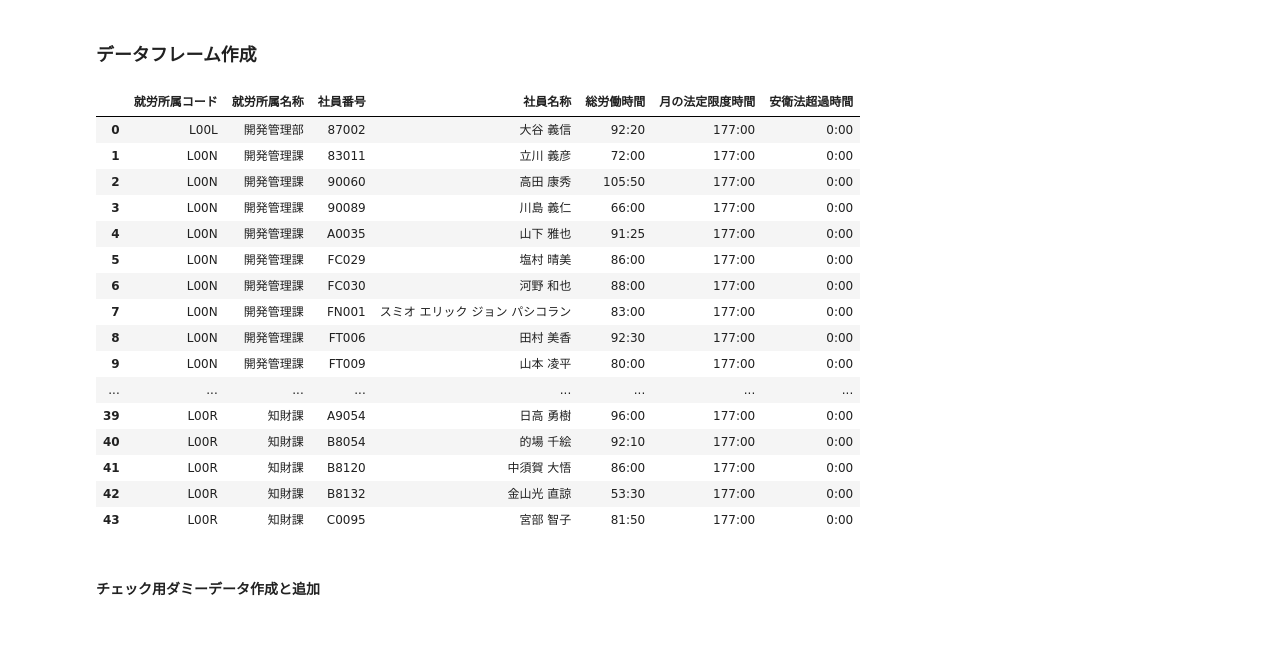
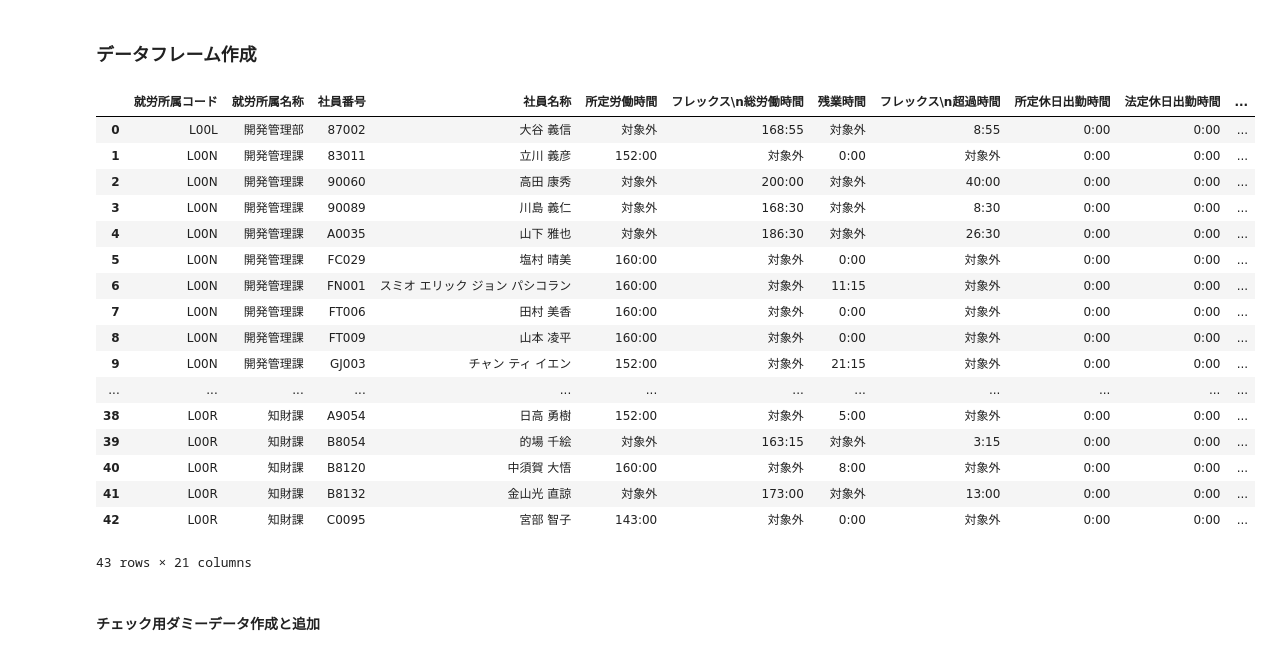
Before and after one commit to Ohtani-y/WorkHoursCalculator, a Jupyter notebook: calc/overworkcheck.ipynb, the cells around one changed output. Saved outputs shown, nothing was run; the diff lists cells and outputs as text; code cells hidden in the pictures.

```diff
--- a/calc/overworkcheck.ipynb
+++ b/calc/overworkcheck.ipynb
@@ -9,23 +12,24 @@ df_sum2 = pd.read_excel("../月次合計一覧.xlsx", usecols=range(21))
 # %%
-df_sum1
+df_sum2
 # %% [output]
-|  | 就労所属コード | 就労所属名称 | 社員番号 | 社員名称 | 総労働時間 | 月の法定限度時間 | 安衛法超過時間 |
-| 0 | L00L | 開発管理部 | 87002 | 大谷 義信 | 92:20 | 177:00 | 0:00 |
-| 1 | L00N | 開発管理課 | 83011 | 立川 義彦 | 72:00 | 177:00 | 0:00 |
-| 2 | L00N | 開発管理課 | 90060 | 高田 康秀 | 105:50 | 177:00 | 0:00 |
-| 3 | L00N | 開発管理課 | 90089 | 川島 義仁 | 66:00 | 177:00 | 0:00 |
-| 4 | L00N | 開発管理課 | A0035 | 山下 雅也 | 91:25 | 177:00 | 0:00 |
-| 5 | L00N | 開発管理課 | FC029 | 塩村 晴美 | 86:00 | 177:00 | 0:00 |
-| 6 | L00N | 開発管理課 | FC030 | 河野 和也 | 88:00 | 177:00 | 0:00 |
-| 7 | L00N | 開発管理課 | FN001 | スミオ エリック ジョン パシコラン | 83:00 | 177:00 | 0:00 |
-| 8 | L00N | 開発管理課 | FT006 | 田村 美香 | 92:30 | 177:00 | 0:00 |
-| 9 | L00N | 開発管理課 | FT009 | 山本 凌平 | 80:00 | 177:00 | 0:00 |
-| ... | ... | ... | ... | ... | ... | ... | ... |
-| 39 | L00R | 知財課 | A9054 | 日高 勇樹 | 96:00 | 177:00 | 0:00 |
-| 40 | L00R | 知財課 | B8054 | 的場 千絵 | 92:10 | 177:00 | 0:00 |
-| 41 | L00R | 知財課 | B8120 | 中須賀 大悟 | 86:00 | 177:00 | 0:00 |
-| 42 | L00R | 知財課 | B8132 | 金山光 直諒 | 53:30 | 177:00 | 0:00 |
-| 43 | L00R | 知財課 | C0095 | 宮部 智子 | 81:50 | 177:00 | 0:00 |
+|  | 就労所属コード | 就労所属名称 | 社員番号 | 社員名称 | 所定労働時間 | フレックス\n総労働時間 | 残業時間 | フレックス\n超過時間 | 所定休日出勤時間 | 法定休日出勤時間 | ... |
+| 0 | L00L | 開発管理部 | 87002 | 大谷 義信 | 対象外 | 168:55 | 対象外 | 8:55 | 0:00 | 0:00 | ... |
+| 1 | L00N | 開発管理課 | 83011 | 立川 義彦 | 152:00 | 対象外 | 0:00 | 対象外 | 0:00 | 0:00 | ... |
+| 2 | L00N | 開発管理課 | 90060 | 高田 康秀 | 対象外 | 200:00 | 対象外 | 40:00 | 0:00 | 0:00 | ... |
+| 3 | L00N | 開発管理課 | 90089 | 川島 義仁 | 対象外 | 168:30 | 対象外 | 8:30 | 0:00 | 0:00 | ... |
+| 4 | L00N | 開発管理課 | A0035 | 山下 雅也 | 対象外 | 186:30 | 対象外 | 26:30 | 0:00 | 0:00 | ... |
+| 5 | L00N | 開発管理課 | FC029 | 塩村 晴美 | 160:00 | 対象外 | 0:00 | 対象外 | 0:00 | 0:00 | ... |
+| 6 | L00N | 開発管理課 | FN001 | スミオ エリック ジョン パシコラン | 160:00 | 対象外 | 11:15 | 対象外 | 0:00 | 0:00 | ... |
+| 7 | L00N | 開発管理課 | FT006 | 田村 美香 | 160:00 | 対象外 | 0:00 | 対象外 | 0:00 | 0:00 | ... |
+| 8 | L00N | 開発管理課 | FT009 | 山本 凌平 | 160:00 | 対象外 | 0:00 | 対象外 | 0:00 | 0:00 | ... |
+| 9 | L00N | 開発管理課 | GJ003 | チャン ティ イエン | 152:00 | 対象外 | 21:15 | 対象外 | 0:00 | 0:00 | ... |
+| ... | ... | ... | ... | ... | ... | ... | ... | ... | ... | ... | ... |
+| 38 | L00R | 知財課 | A9054 | 日高 勇樹 | 152:00 | 対象外 | 5:00 | 対象外 | 0:00 | 0:00 | ... |
+| 39 | L00R | 知財課 | B8054 | 的場 千絵 | 対象外 | 163:15 | 対象外 | 3:15 | 0:00 | 0:00 | ... |
+| 40 | L00R | 知財課 | B8120 | 中須賀 大悟 | 160:00 | 対象外 | 8:00 | 対象外 | 0:00 | 0:00 | ... |
+| 41 | L00R | 知財課 | B8132 | 金山光 直諒 | 対象外 | 173:00 | 対象外 | 13:00 | 0:00 | 0:00 | ... |
+| 42 | L00R | 知財課 | C0095 | 宮部 智子 | 143:00 | 対象外 | 0:00 | 対象外 | 0:00 | 0:00 | ... |
+43 rows × 21 columns
 # %% [markdown]
 #### チェック用ダミーデータ作成と追加
 # %%
```
Also changed, not shown: parts of 16 cells of this notebook, 4 other files.
